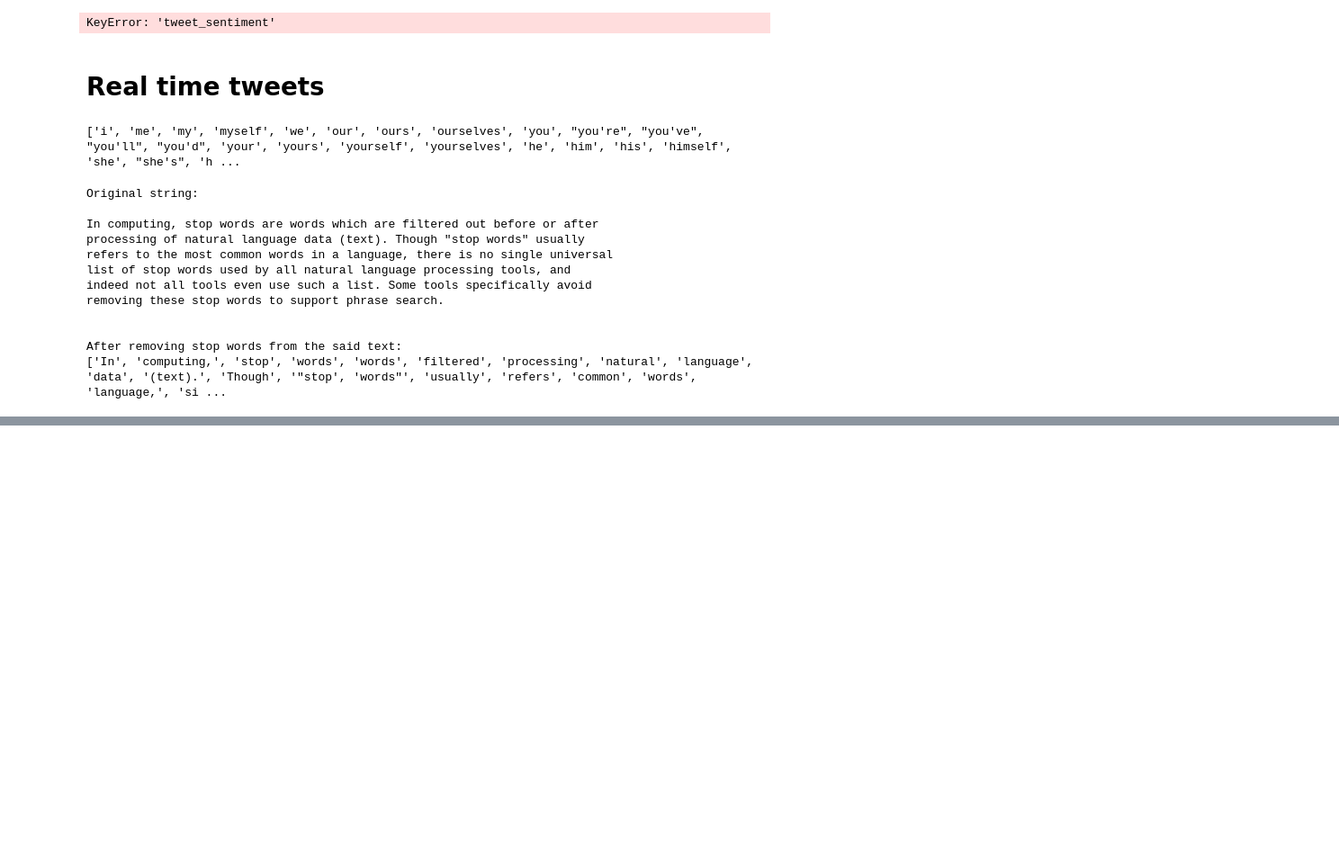
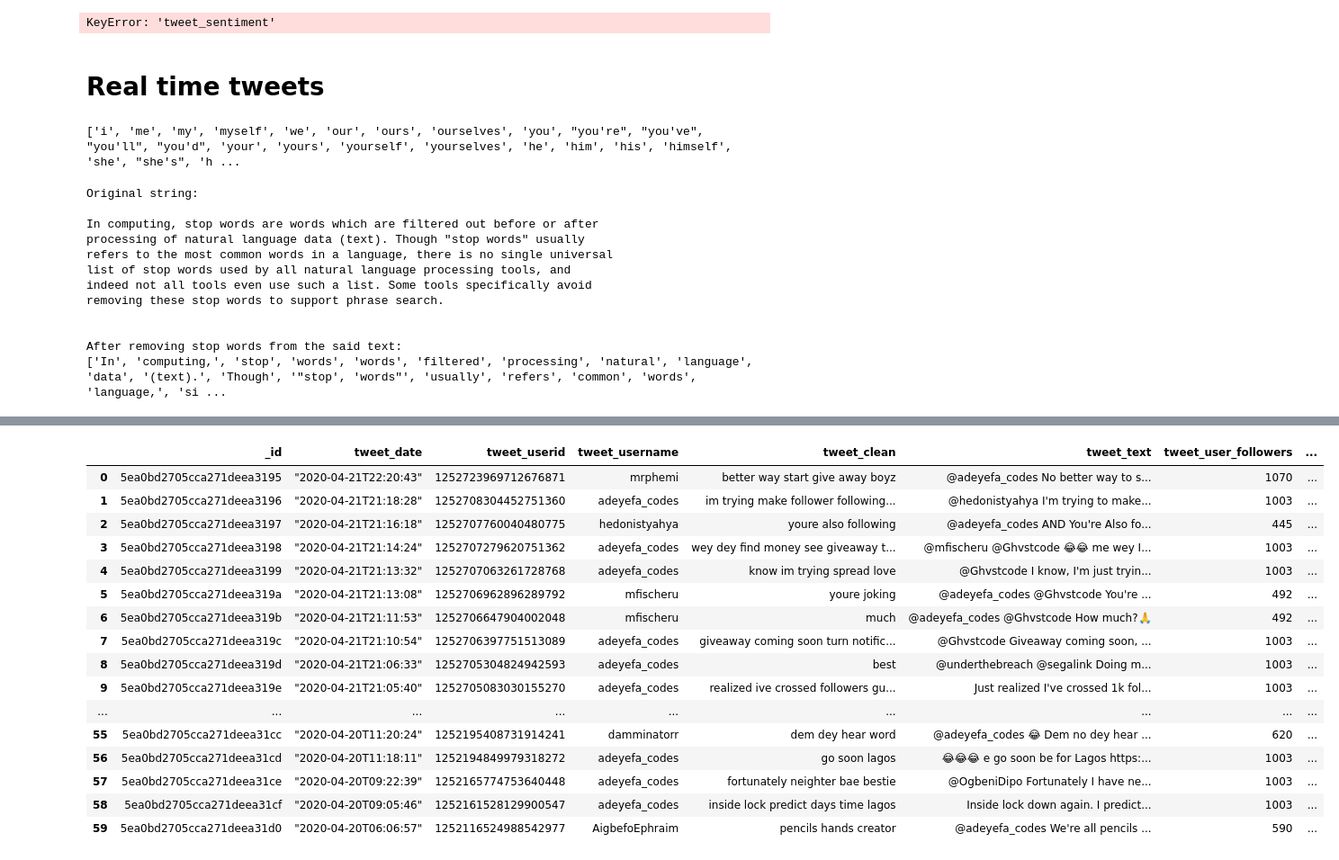
Before and after one commit to Foluwa/social-analysis, a Jupyter notebook: Analysis.ipynb, the cells around one changed output, grey strips where cells are left out. Shown at 90% size. Cells and saved outputs as stored; diff of their text form; code cells hidden in the pictures; blank space fills up the shorter version.

```diff
--- a/Analysis.ipynb
+++ b/Analysis.ipynb
@@ -340,3 +340,33 @@ removing these stop words to support phrase search.
 
 After removing stop words from the said text:
 ['In', 'computing,', 'stop', 'words', 'words', 'filtered', 'processing', 'natural', 'language', 'data', '(text).', 'Though', '"stop', 'words"', 'usually', 'refers', 'common', 'words', 'language,', 'si ...
+# %%
+"""
+    Twitter Credentials
+"""
+
+# Variables that contains the user credentials to access Twitter API
+ACCESS_TOKEN = "465633653-x7NHimVAVuMGieuVi9GIRFL8TcuCFUxSQ4NjIdHR"
+ACCESS_TOKEN_SECRET = "hSwFbdEv906tsZ67igSuKXrR8kh3yg1CDg2ElVo9ZO7dK"
+CONSUMER_KEY = "VoPZQmgqLLn9fO3TdSVgdza6q"
+CONSUMER_SECRET = "F1HEnesPeHSn514KYJNRbBFQumbRmrCf74IPsEKXJhIttj3aMT"
+# DB_CONNECTION = "mongodb+srv://admin:VGoLDnP82lPth3KJ@analysis-vfudj.mongodb.net/test?retryWrites=true&w=majority"
+DB_CONNECTION = "mongodb://127.0.0.1:27017"
+# %%
+myclient = pymongo.MongoClient(DB_CONNECTION)
+     # test if none was returned
+    # no connection
+try:
+    print('CREDENTIALS DB_CONNECTION ', DB_CONNECTION)
+    # mydatabase = myclient['sentiment_analysis']
+    # current_coll = mydatabase.collection_name.find()
+    # for tweet_date in current_coll:
+    #     print(tweet_date)
+    cursor = myclient['sentiment_analysis']['adeyefa_codes'].find({})
+    print(cursor)
+except pymongo.errors.ConnectionFailure as e:
+    print("Could not connect to server: %s" % e)
+except (AttributeError, pymongo.errors.OperationFailure):
+    print('Operation error')
+except pymongo.errors.ConnectionFailure:
+    print('Connection failure')
@@ -342,0 +376,6 @@ After removing stop words from the said text:
+# %%
+docs = []
+for document in cursor:
+    print(type(document))  # print all fields of this document.
+    print(document)
+    docs.append(document.copy())
@@ -342,0 +400,22 @@ After removing stop words from the said text:
+# %%
+type(docs)
+collection_dataframe = pd.DataFrame(docs)
+collection_dataframe
+# %% [output]
+|  | _id | tweet_date | tweet_userid | tweet_username | tweet_clean | tweet_text | tweet_user_followers | ... |
+| 0 | 5ea0bd2705cca271deea3195 | "2020-04-21T22:20:43" | 1252723969712676871 | mrphemi | better way start give away boyz | @adeyefa_codes No better way to s... | 1070 | ... |
+| 1 | 5ea0bd2705cca271deea3196 | "2020-04-21T21:18:28" | 1252708304452751360 | adeyefa_codes | im trying make follower following... | @hedonistyahya I'm trying to make... | 1003 | ... |
+| 2 | 5ea0bd2705cca271deea3197 | "2020-04-21T21:16:18" | 1252707760040480775 | hedonistyahya | youre also following | @adeyefa_codes AND You're Also fo... | 445 | ... |
+| 3 | 5ea0bd2705cca271deea3198 | "2020-04-21T21:14:24" | 1252707279620751362 | adeyefa_codes | wey dey find money see giveaway t... | @mfischeru @Ghvstcode 😂😂 me wey I... | 1003 | ... |
+| 4 | 5ea0bd2705cca271deea3199 | "2020-04-21T21:13:32" | 1252707063261728768 | adeyefa_codes | know im trying spread love | @Ghvstcode I know, I'm just tryin... | 1003 | ... |
+| 5 | 5ea0bd2705cca271deea319a | "2020-04-21T21:13:08" | 1252706962896289792 | mfischeru | youre joking | @adeyefa_codes @Ghvstcode You're ... | 492 | ... |
+| 6 | 5ea0bd2705cca271deea319b | "2020-04-21T21:11:53" | 1252706647904002048 | mfischeru | much | @adeyefa_codes @Ghvstcode How much?🙏 | 492 | ... |
+| 7 | 5ea0bd2705cca271deea319c | "2020-04-21T21:10:54" | 1252706397751513089 | adeyefa_codes | giveaway coming soon turn notific... | @Ghvstcode Giveaway coming soon, ... | 1003 | ... |
+| 8 | 5ea0bd2705cca271deea319d | "2020-04-21T21:06:33" | 1252705304824942593 | adeyefa_codes | best | @underthebreach @segalink Doing m... | 1003 | ... |
+| 9 | 5ea0bd2705cca271deea319e | "2020-04-21T21:05:40" | 1252705083030155270 | adeyefa_codes | realized ive crossed followers gu... | Just realized I've crossed 1k fol... | 1003 | ... |
+| ... | ... | ... | ... | ... | ... | ... | ... | ... |
+| 55 | 5ea0bd2705cca271deea31cc | "2020-04-20T11:20:24" | 1252195408731914241 | damminatorr | dem dey hear word | @adeyefa_codes 😂 Dem no dey hear ... | 620 | ... |
+| 56 | 5ea0bd2705cca271deea31cd | "2020-04-20T11:18:11" | 1252194849979318272 | adeyefa_codes | go soon lagos | 😂😂😂 e go soon be for Lagos https:... | 1003 | ... |
+| 57 | 5ea0bd2705cca271deea31ce | "2020-04-20T09:22:39" | 1252165774753640448 | adeyefa_codes | fortunately neighter bae bestie | @OgbeniDipo Fortunately I have ne... | 1003 | ... |
+| 58 | 5ea0bd2705cca271deea31cf | "2020-04-20T09:05:46" | 1252161528129900547 | adeyefa_codes | inside lock predict days time lagos | Inside lock down again. I predict... | 1003 | ... |
+| 59 | 5ea0bd2705cca271deea31d0 | "2020-04-20T06:06:57" | 1252116524988542977 | AigbefoEphraim | pencils hands creator | @adeyefa_codes We're all pencils ... | 590 | ... |
```
Also changed, not shown: parts of 5 cells of this notebook, 17 other files.
